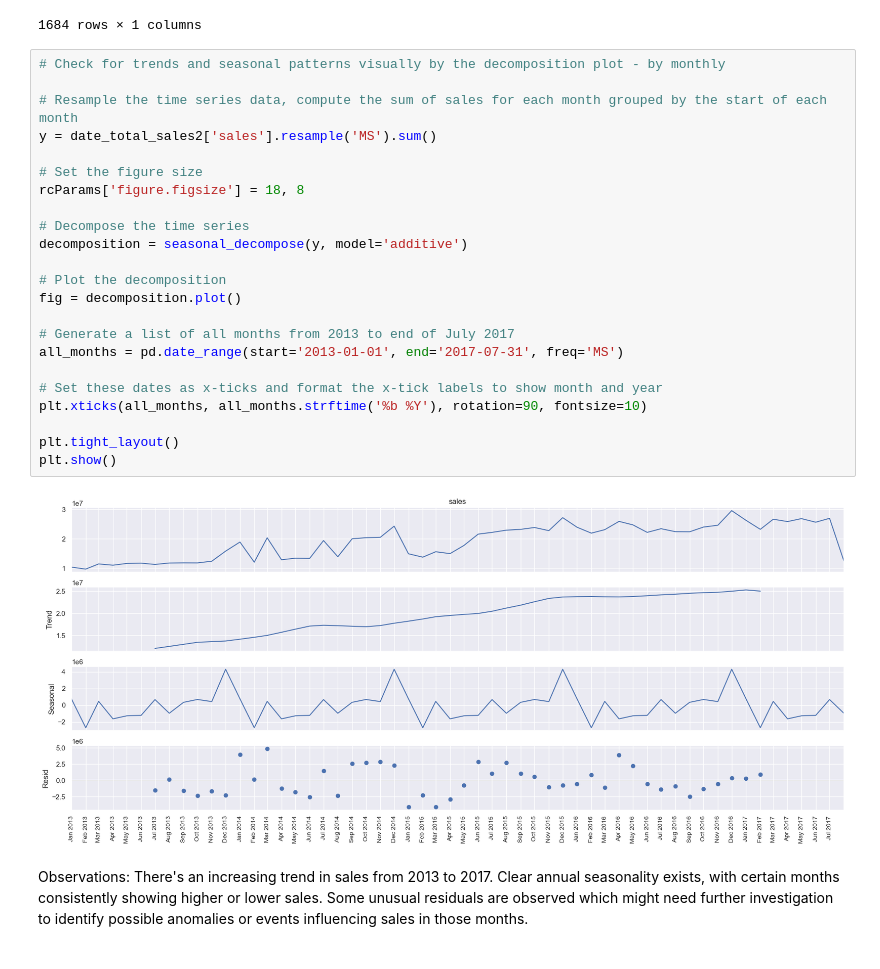
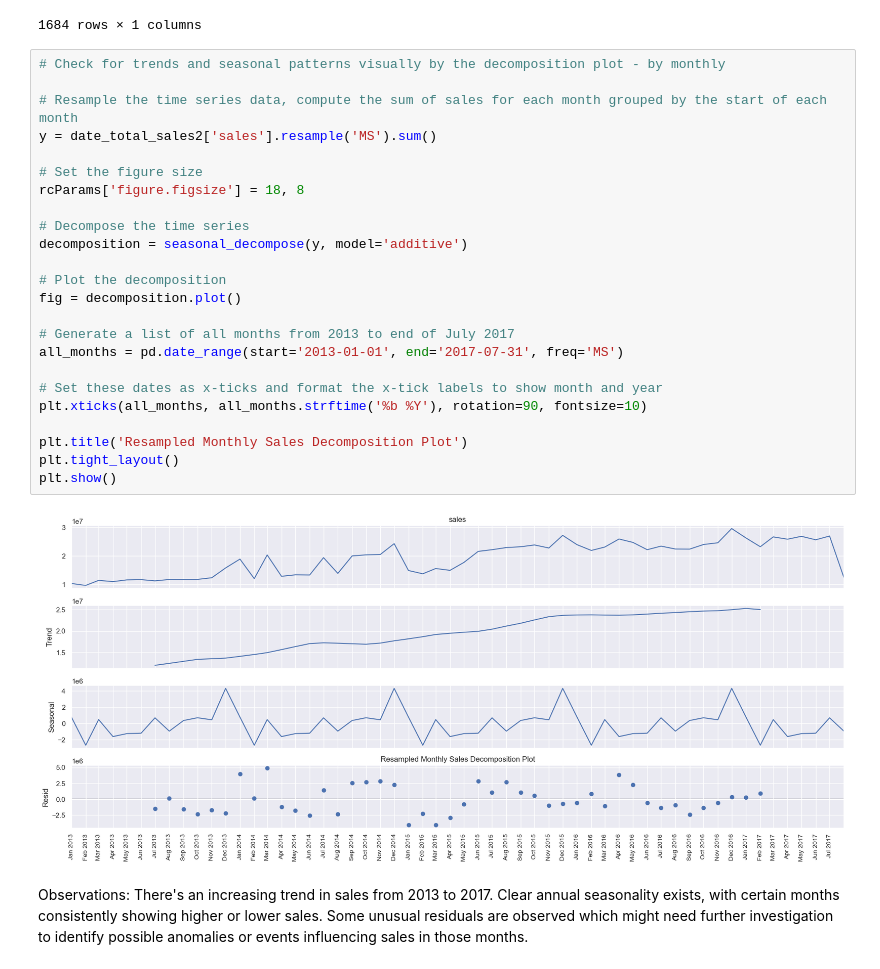
Before and after one commit to TeeNguyenDA/Store-Sales-Forecasting, a Jupyter notebook: notebooks/store_sales_forecast.ipynb, the cells around one changed output. Cells and saved outputs as stored; diff of their text form.

```diff
--- a/notebooks/store_sales_forecast.ipynb
+++ b/notebooks/store_sales_forecast.ipynb
@@ -576,28 +584,29 @@ date_total_sales2
 # %%
 # Check for trends and seasonal patterns visually by the decomposition plot - by monthly
 
 # Resample the time series data, compute the sum of sales for each month grouped by the start of each month
 y = date_total_sales2['sales'].resample('MS').sum()
 
 # Set the figure size
 rcParams['figure.figsize'] = 18, 8
 
 # Decompose the time series
 decomposition = seasonal_decompose(y, model='additive')
 
 # Plot the decomposition
 fig = decomposition.plot()
 
 # Generate a list of all months from 2013 to end of July 2017
 all_months = pd.date_range(start='2013-01-01', end='2017-07-31', freq='MS')
 
 # Set these dates as x-ticks and format the x-tick labels to show month and year
 plt.xticks(all_months, all_months.strftime('%b %Y'), rotation=90, fontsize=10)
 
+plt.title('Resampled Monthly Sales Decomposition Plot')
 plt.tight_layout()
 plt.show()
 # %% [output]
-[figure, old version]
+[figure, new version]
 # %% [markdown]
 Observations: There's an increasing trend in sales from 2013 to 2017. Clear annual seasonality exists, with certain months consistently showing higher or lower sales. Some unusual residuals are observed which might need further investigation to identify possible anomalies or events influencing sales in those months.
 # %%
```
Also changed, not shown: parts of 29 cells of this notebook, 18 other files.
